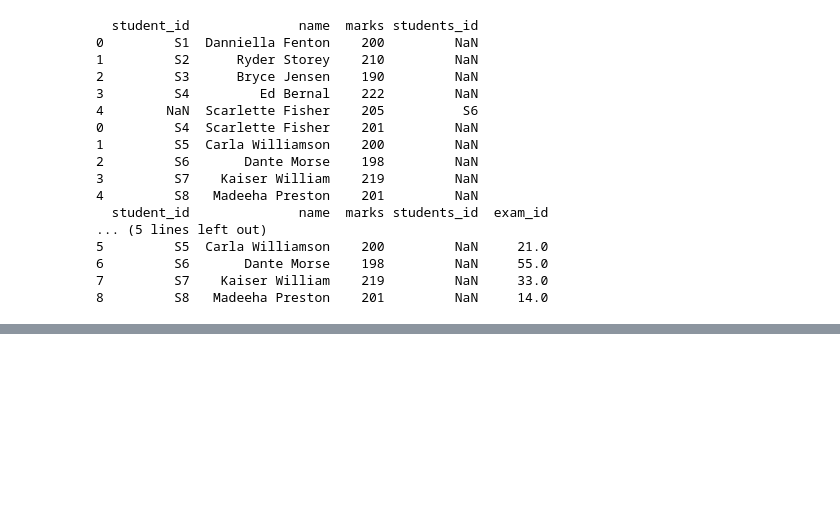
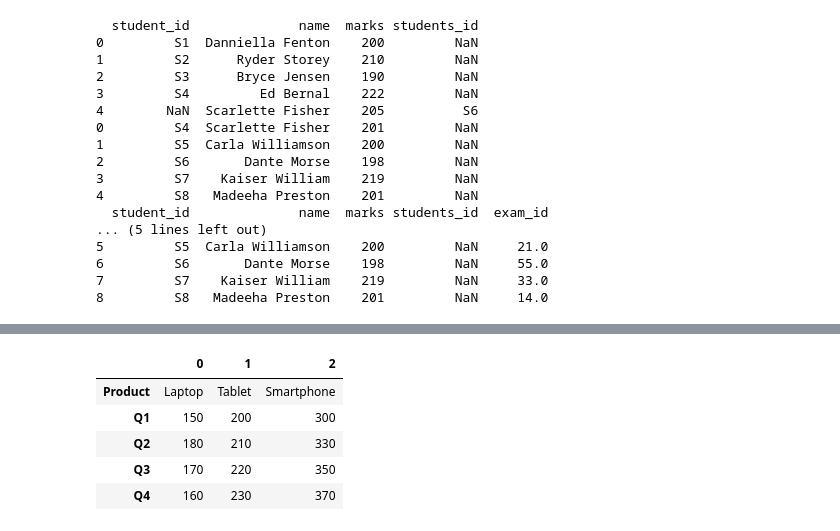
Before and after one commit to Simaniyeva/Data-Science-and-Machine-Learning-Fundamentals-Course, a Jupyter notebook: Pandas_for_Data_Handling.ipynb, the cells around one changed output, grey strips where cells are left out. Saved outputs shown, nothing was run; the diff lists cells and outputs as text; code cells hidden in the pictures; blank space fills up the shorter version.

```diff
--- a/Pandas_for_Data_Handling.ipynb
+++ b/Pandas_for_Data_Handling.ipynb
@@ -561,0 +585,10 @@ print(students.merge(exam_data_df,on="student_id"))
+# %%
+sales_data=sales_data.transpose()
+sales_data
+# %% [output]
+|  | 0 | 1 | 2 |
+| Product | Laptop | Tablet | Smartphone |
+| Q1 | 150 | 200 | 300 |
+| Q2 | 180 | 210 | 330 |
+| Q3 | 170 | 220 | 350 |
+| Q4 | 160 | 230 | 370 |
```
Also changed, not shown: parts of 7 cells of this notebook.
